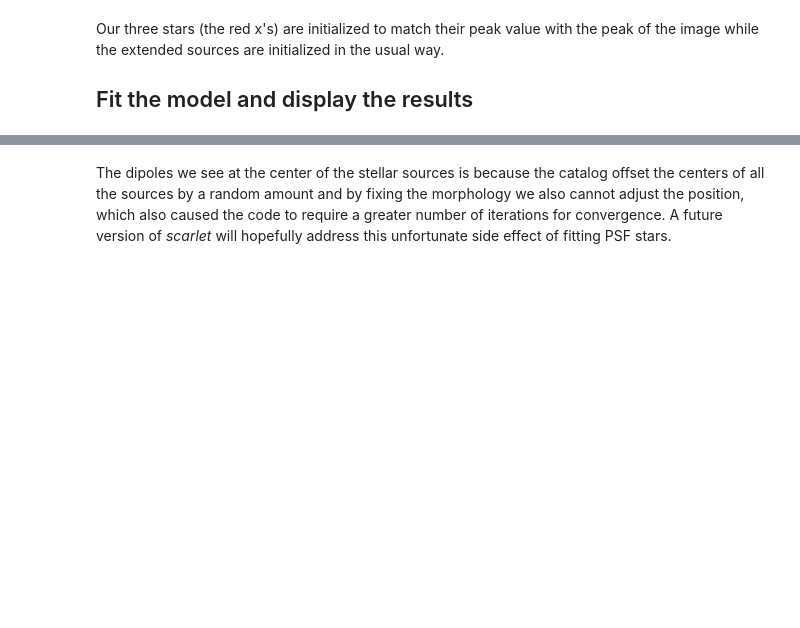
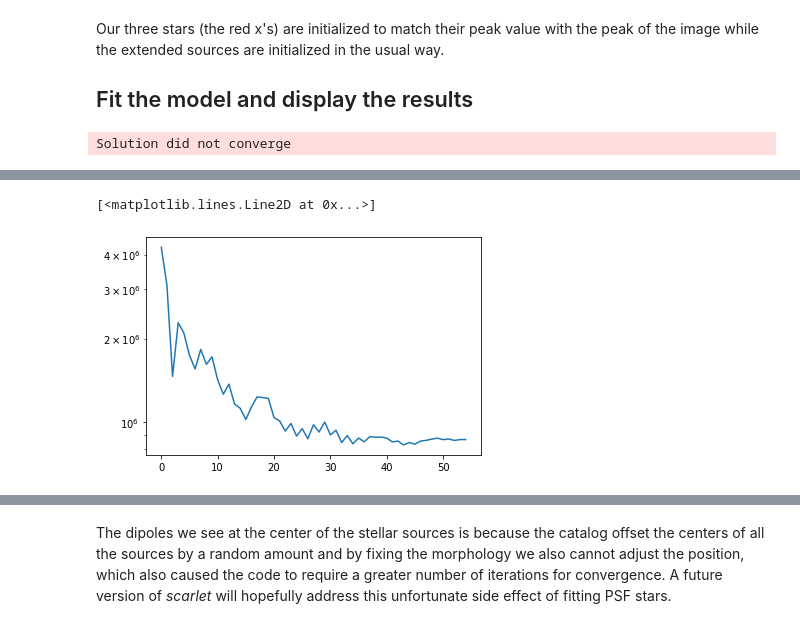
Before and after one commit to pmelchior/scarlet, a Jupyter notebook: docs/tutorials/point_source.ipynb, the cells around one changed output, grey strips where cells are left out. Drawn from its saved outputs; the diff is of its cells as text; code cells hidden in the pictures; blank space fills up the shorter version.

```diff
--- a/docs/tutorials/point_source.ipynb
+++ b/docs/tutorials/point_source.ipynb
@@ -51,12 +54,17 @@ plt.show()
 To avoid artifacts that arise when performing a full deconvolution on exteneded objects, we choose a small "reference" PSF and calculate the difference kernel to match the PSF in each band to that reference. See [Matching PSF's](psf_matching.ipynb) for a more detailed explanation of PSF matching.
 # %%
 # Get the target PSF to partially deconvolve the image psfs
-model_psf = scarlet.psf.generate_psf_image(scarlet.psf.gaussian, shape=psfs[0].shape, amplitude=1, sigma=.9)[None]
+from functools import partial
+model_psf = scarlet.PSF(partial(scarlet.psf.gaussian, sigma=0.8))
 # %% [markdown]
 ## Initialize the Frame and the Observations
 # %%
-frame = scarlet.Frame(images.shape, psfs=model_psf)
-observation = scarlet.Observation(images, psfs=psfs).match(frame)
+model_frame = scarlet.Frame(images.shape, psf=model_psf, channels=filters)
+observation = scarlet.Observation(images,
+                                  psf=scarlet.PSF(psfs),
+                                  weights=weights,
+                                  channels=filters)
+observation = observation.match(model_frame)
 # %% [markdown]
 ## Initialize the sources
 
@@ -68,17 +76,15 @@ for idx in np.unique(catalog["index"]):
     src = catalog[catalog["index"]==idx][0]
     if src["is_star"]:
         new_source = scarlet.PointSource(
-            frame,
+            model_frame,
             (src["y"], src["x"]),
-            observation,
-            fix_morph=True # This prevents the source morphology from changing
+            observation
         )
     else:
         new_source = scarlet.ExtendedSource(
-            frame,
+            model_frame,
            (src["y"], src["x"]),
-            observation,
-            bg_rms=bg_rms
+            observation
         )
     sources.append(new_source)
 # %% [markdown]
@@ -107,6 +115,8 @@ Our three stars (the red x's) are initialized to match their peak value with the
 
 ## Fit the model and display the results
 # %%
-%%time
-blend.fit(200)
-print("Fit for {0} iterations".format(blend.it))
+%time blend.fit(200)
+print("scarlet ran for {0} iterations to MSE = {1}".format(len(blend.loss), blend.loss[-1]))
+plt.semilogy(blend.loss)
+# %% [output]
+Solution did not converge
@@ -113,3 +126,5 @@ print("Fit for {0} iterations".format(blend.it))
+[<matplotlib.lines.Line2D at 0x...>]
+[figure, added]
 # %%
 fig = plt.figure(figsize=(15,5))
 ax = [fig.add_subplot(1,3,n+1) for n in range(3)]
```
Also changed, not shown: parts of 4 cells of this notebook, 7 other files.
